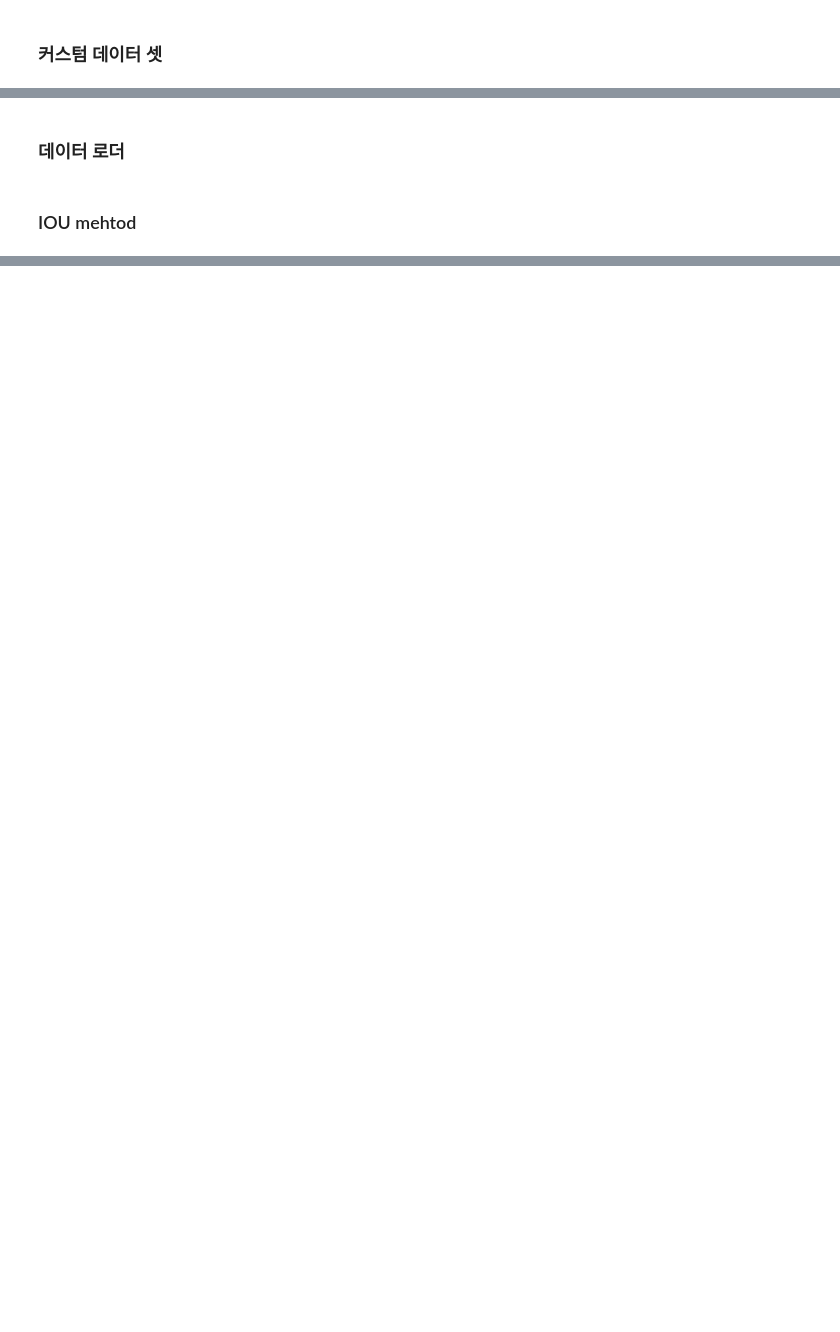
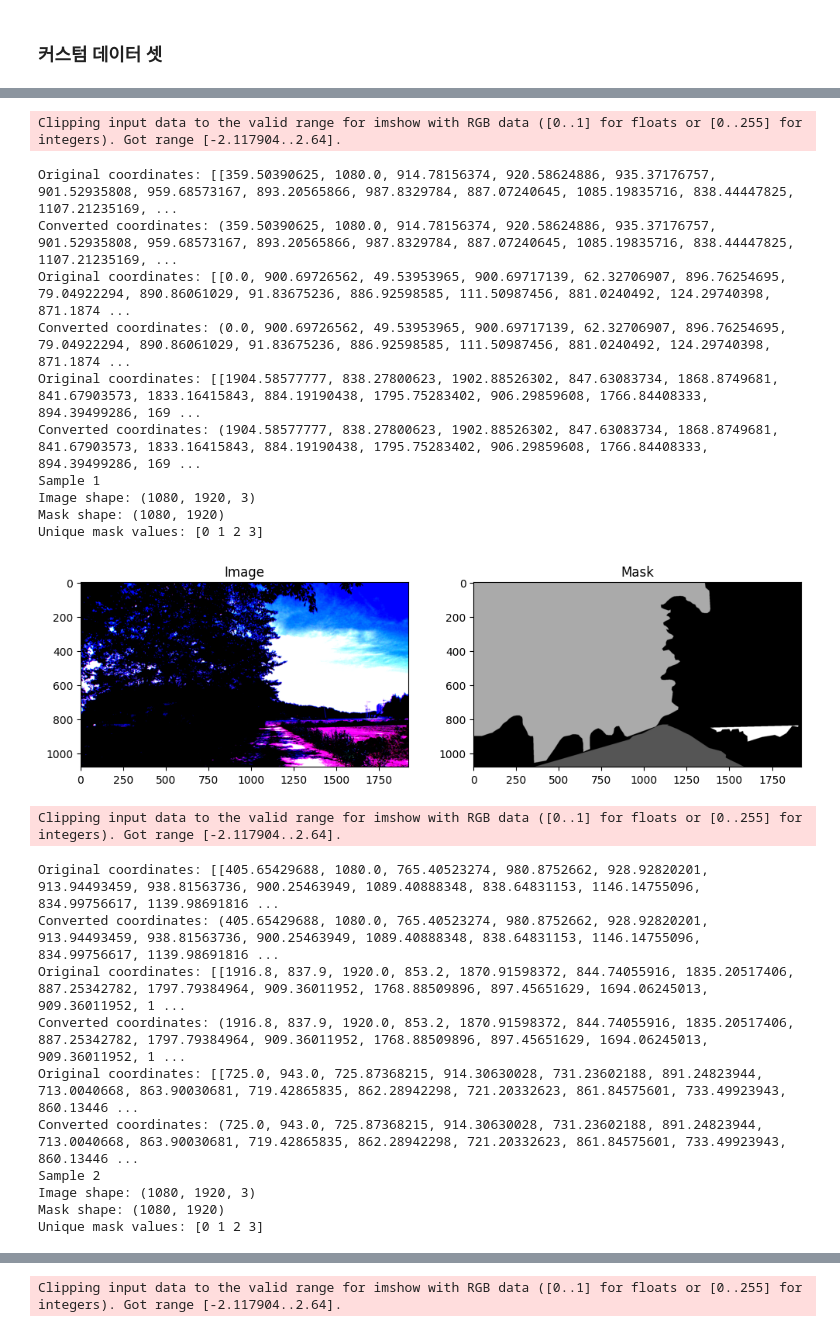
Before and after one commit to choiyongwoo/Deep_Learning_Bootcamp, a Jupyter notebook: image_project2/finetuning.ipynb, the cells around one changed output, grey strips where cells are left out. Cells and saved outputs as stored; diff of their text form; code cells hidden in the pictures; blank space fills up the shorter version.

```diff
--- a/image_project2/finetuning.ipynb
+++ b/image_project2/finetuning.ipynb
@@ -184,2 +103,0 @@ valid_dataset = SemanticSegmentationDataset(root_dir=root_dir)
-# %% [markdown]
-### 데이터 로더
@@ -191,2 +104,56 @@ valid_dataloader = DataLoader(valid_dataset, batch_size=2)
-# %% [markdown]
-### IOU mehtod
+# %%
+train_dataset = CustomDataset("C:/Users/USER/Desktop/train_image_final/train_image", "C:/Users/USER/Desktop/train_label_final/train_label", transforms=train_transforms)
+
+# 샘플 데이터 확인
+def check_sample_data(dataset, num_samples=5):
+    for i in range(num_samples):
+        image, mask = dataset[i]
+
+        # 이미지를 출력
+        image_np = image.numpy().transpose(1, 2, 0)
+        mask_np = mask.numpy()
+
+        print(f"Sample {i+1}")
+        print("Image shape:", image_np.shape)
+        print("Mask shape:", mask_np.shape)
+        print("Unique mask values:", np.unique(mask_np))
+
+        # 이미지와 마스크 시각화
+        plt.figure(figsize=(12, 6))
+
+        plt.subplot(1, 2, 1)
+        plt.imshow(image_np)
+        plt.title("Image")
+
+        plt.subplot(1, 2, 2)
+        plt.imshow(mask_np, cmap='gray')
+        plt.title("Mask")
+
+        plt.show()
+
+# 샘플 데이터 확인 실행
+check_sample_data(train_dataset)
+# %% [output]
+Clipping input data to the valid range for imshow with RGB data ([0..1] for floats or [0..255] for integers). Got range [-2.117904..2.64].
+Original coordinates: [[359.50390625, 1080.0, 914.78156374, 920.58624886, 935.37176757, 901.52935808, 959.68573167, 893.20565866, 987.8329784, 887.07240645, 1085.19835716, 838.44447825, 1107.21235169, ...
+Converted coordinates: (359.50390625, 1080.0, 914.78156374, 920.58624886, 935.37176757, 901.52935808, 959.68573167, 893.20565866, 987.8329784, 887.07240645, 1085.19835716, 838.44447825, 1107.21235169, ...
+Original coordinates: [[0.0, 900.69726562, 49.53953965, 900.69717139, 62.32706907, 896.76254695, 79.04922294, 890.86061029, 91.83675236, 886.92598585, 111.50987456, 881.0240492, 124.29740398, 871.1874 ...
+Converted coordinates: (0.0, 900.69726562, 49.53953965, 900.69717139, 62.32706907, 896.76254695, 79.04922294, 890.86061029, 91.83675236, 886.92598585, 111.50987456, 881.0240492, 124.29740398, 871.1874 ...
+Original coordinates: [[1904.58577777, 838.27800623, 1902.88526302, 847.63083734, 1868.8749681, 841.67903573, 1833.16415843, 884.19190438, 1795.75283402, 906.29859608, 1766.84408333, 894.39499286, 169 ...
+Converted coordinates: (1904.58577777, 838.27800623, 1902.88526302, 847.63083734, 1868.8749681, 841.67903573, 1833.16415843, 884.19190438, 1795.75283402, 906.29859608, 1766.84408333, 894.39499286, 169 ...
+Sample 1
+Image shape: (1080, 1920, 3)
+Mask shape: (1080, 1920)
+Unique mask values: [0 1 2 3]
+[figure, added]
+Clipping input data to the valid range for imshow with RGB data ([0..1] for floats or [0..255] for integers). Got range [-2.117904..2.64].
+Original coordinates: [[405.65429688, 1080.0, 765.40523274, 980.8752662, 928.92820201, 913.94493459, 938.81563736, 900.25463949, 1089.40888348, 838.64831153, 1146.14755096, 834.99756617, 1139.98691816 ...
+Converted coordinates: (405.65429688, 1080.0, 765.40523274, 980.8752662, 928.92820201, 913.94493459, 938.81563736, 900.25463949, 1089.40888348, 838.64831153, 1146.14755096, 834.99756617, 1139.98691816 ...
+Original coordinates: [[1916.8, 837.9, 1920.0, 853.2, 1870.91598372, 844.74055916, 1835.20517406, 887.25342782, 1797.79384964, 909.36011952, 1768.88509896, 897.45651629, 1694.06245013, 909.36011952, 1 ...
+Converted coordinates: (1916.8, 837.9, 1920.0, 853.2, 1870.91598372, 844.74055916, 1835.20517406, 887.25342782, 1797.79384964, 909.36011952, 1768.88509896, 897.45651629, 1694.06245013, 909.36011952, 1 ...
+Original coordinates: [[725.0, 943.0, 725.87368215, 914.30630028, 731.23602188, 891.24823944, 713.0040668, 863.90030681, 719.42865835, 862.28942298, 721.20332623, 861.84575601, 733.49923943, 860.13446 ...
+Converted coordinates: (725.0, 943.0, 725.87368215, 914.30630028, 731.23602188, 891.24823944, 713.0040668, 863.90030681, 719.42865835, 862.28942298, 721.20332623, 861.84575601, 733.49923943, 860.13446 ...
+Sample 2
+Image shape: (1080, 1920, 3)
+Mask shape: (1080, 1920)
+Unique mask values: [0 1 2 3]
@@ -192,0 +161 @@ valid_dataloader = DataLoader(valid_dataset, batch_size=2)
+Clipping input data to the valid range for imshow with RGB data ([0..1] for floats or [0..255] for integers). Got range [-2.117904..2.64].
```
Also changed, not shown: parts of 25 cells of this notebook.
